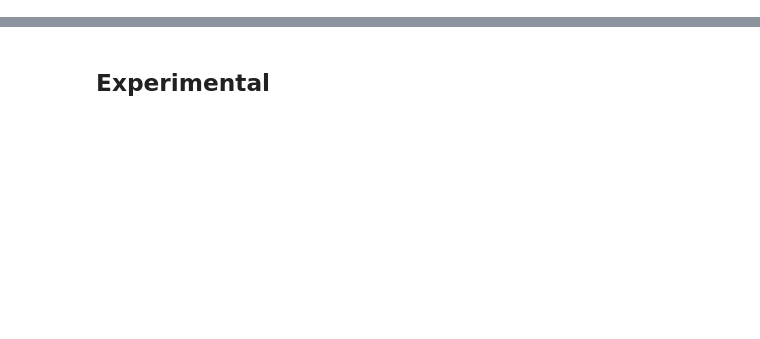
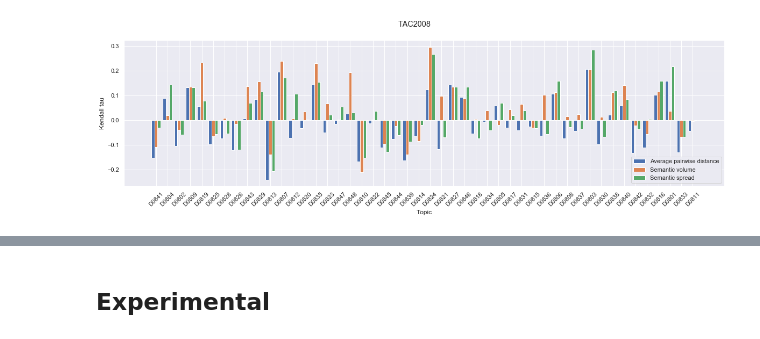
Before and after one commit to korunosk/geometry-of-text-summarization, a Jupyter notebook: main.ipynb, the cells around one changed output, grey strips where cells are left out. Saved outputs shown, nothing was run; the diff lists cells and outputs as text; code cells hidden in the pictures; blank space fills up the shorter version.

```diff
--- a/main.ipynb
+++ b/main.ipynb
@@ -229,2 +77,3 @@ def experiment_lex_rank(document_embs, summary_embs, indices, pyr_scores):
 # %%
-tac = load_data(DATASET, encoded=True)
+tac_encoded = load_data(DATA_DIR, DATASET, encoded=True)
+tac         = load_data(DATA_DIR, DATASET, encoded=False)
@@ -302,0 +80,33 @@ plt.show()
+# %%
+scores = [
+    {
+        'label': 'Average pairwise distance',
+        'experiment': experiment_average_pairwise_distance
+    },
+    {
+        'label': 'Semantic volume',
+        'experiment': experiment_semantic_volume
+    },
+    {
+        'label': 'Semantic spread',
+        'experiment': experiment_semantic_spread
+    },
+#     {
+#         'label': 'Earth Mover distance',
+#         'experiment': experiment_earth_mover_distance
+#     },
+    {
+        'label': 'LexRank',
+        'experiment': experiment_lex_rank
+    },
+]
+
+ptr = ''
+print(f'=== Experiments {DATASET} ===\n')
+for i,s in enumerate(scores):
+    print('   Executing "{}"'.format(s['label']))
+    scores[i]['values'] = execute_experiment(tac_encoded, s['experiment'])
+    ptr += '   {:30} {:.4}\n'.format(s['label'], np.mean(scores[i]['values']))
+    del s['experiment']
+print('\n=== Results ===\n')
+print(ptr)
@@ -302,0 +127,8 @@ plt.show()
+# %%
+fig = plt.figure(figsize=(20,5))
+fig.suptitle(DATASET)
+ax = fig.add_subplot(1,1,1)
+plot_corr_coeff(ax, TOPICS[DATASET], scores[:-1])
+plt.show()
+# %% [output]
+[figure, added]
```
Also changed, not shown: parts of 56 cells of this notebook.
